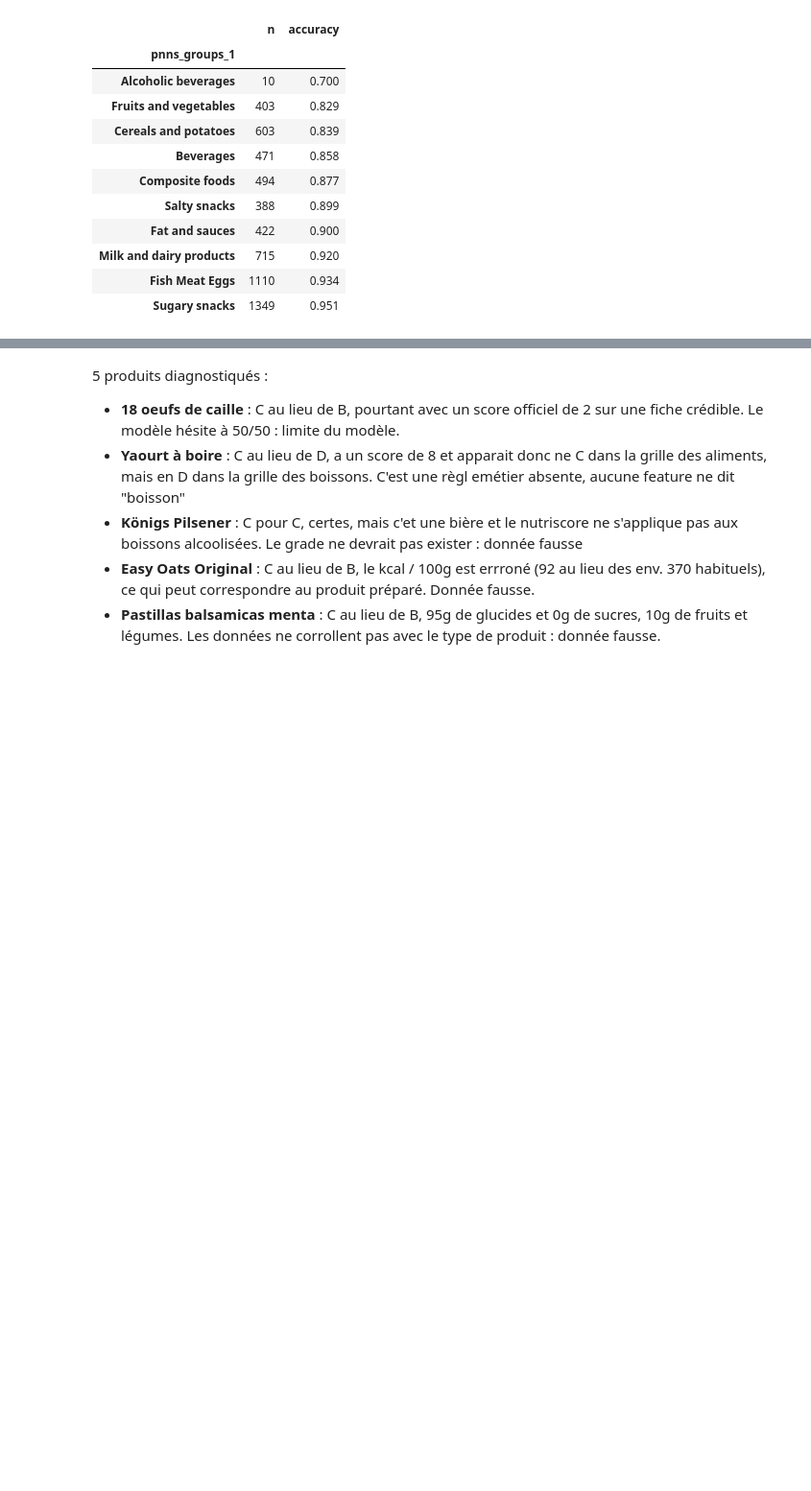
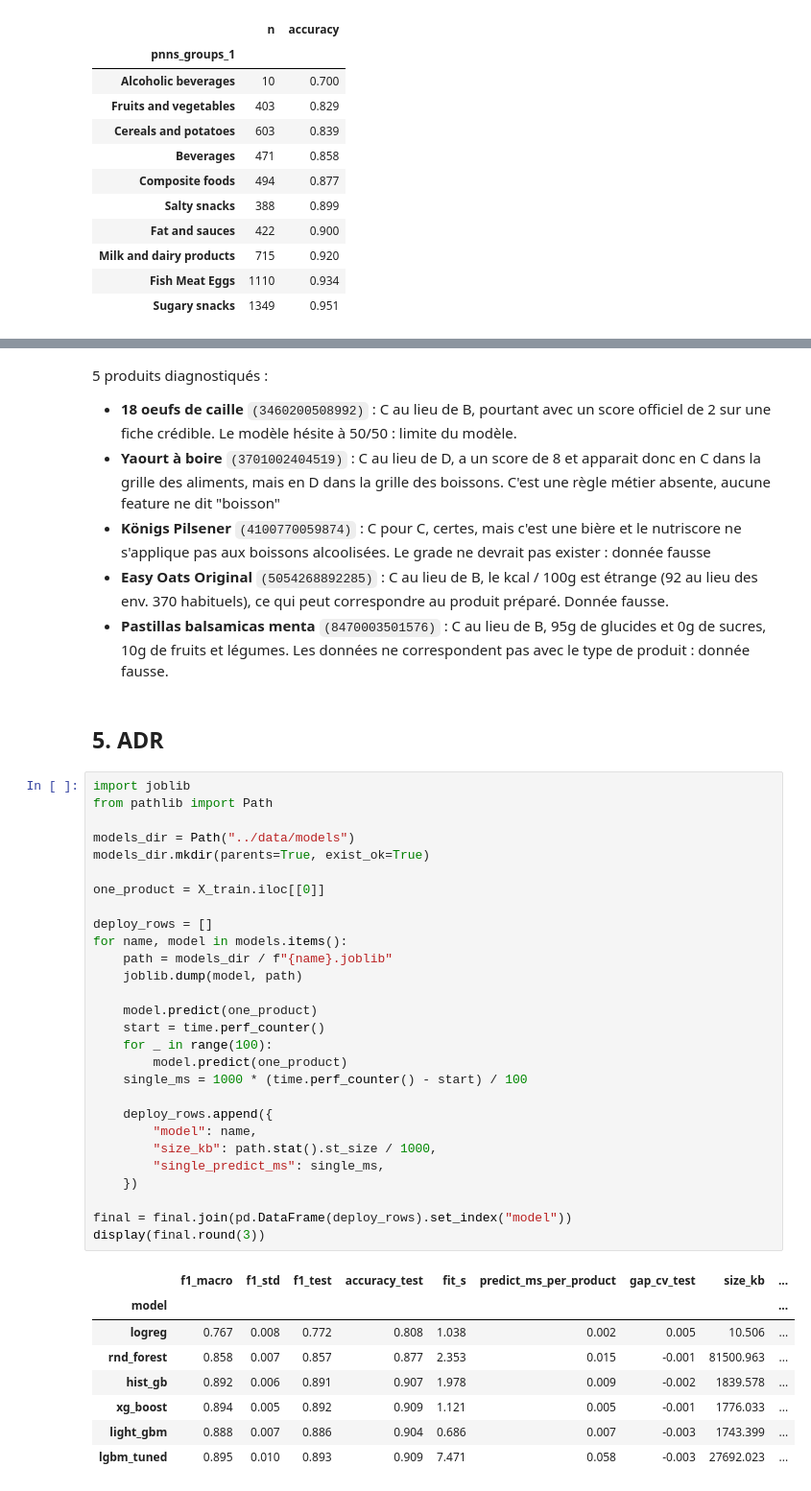
Before and after one commit to RedlineM2I/nutriscope, a Jupyter notebook: notebooks/methodes_ensemble.ipynb, the cells around one changed output, grey strips where cells are left out. Shown at 96% size. Saved outputs shown, nothing was run; the diff lists cells and outputs as text; blank space fills up the shorter version.

Commit message:
feat + docs: ADR + note de limites, update journal

```diff
--- a/notebooks/methodes_ensemble.ipynb
+++ b/notebooks/methodes_ensemble.ipynb
@@ -469,8 +469,47 @@ display(candi_de.sort_values("gap_de").head(10)[columns])
 | 26254 | 7622300756918 | Prince Choco Noisette | Biscuits and cakes | 465.0 | 17.0 | 5.60 | ... |
 # %% [markdown]
 5 produits diagnostiqués :
-- **18 oeufs de caille** : C au lieu de B, pourtant avec un score officiel de 2 sur une fiche crédible. Le modèle hésite à 50/50 : limite du modèle.
-- **Yaourt à boire** : C au lieu de D, a un score de 8 et apparait donc ne C dans la grille des aliments, mais en D dans la grille des boissons. C'est une règl emétier absente, aucune feature ne dit "boisson"
-- **Königs Pilsener** : C pour C, certes, mais c'et une bière et le nutriscore ne s'applique pas aux boissons alcoolisées. Le grade ne devrait pas exister : donnée fausse
-- **Easy Oats Original** : C au lieu de B, le kcal / 100g est errroné (92 au lieu des env. 370 habituels), ce qui peut correspondre au produit préparé. Donnée fausse.
-- **Pastillas balsamicas menta** : C au lieu de B, 95g de glucides et 0g de sucres, 10g de fruits et légumes. Les données ne corrollent pas avec le type de produit : donnée fausse.
+- **18 oeufs de caille** `(3460200508992)` : C au lieu de B, pourtant avec un score officiel de 2 sur une fiche crédible. Le modèle hésite à 50/50 : limite du modèle.
+- **Yaourt à boire** `(3701002404519)` : C au lieu de D, a un score de 8 et apparait donc en C dans la grille des aliments, mais en D dans la grille des boissons. C'est une règle métier absente, aucune feature ne dit "boisson"
+- **Königs Pilsener** `(4100770059874)` : C pour C, certes, mais c'est une bière et le nutriscore ne s'applique pas aux boissons alcoolisées. Le grade ne devrait pas exister : donnée fausse
+- **Easy Oats Original** `(5054268892285)` : C au lieu de B, le kcal / 100g est étrange (92 au lieu des env. 370 habituels), ce qui peut correspondre au produit préparé. Donnée fausse.
+- **Pastillas balsamicas menta** `(8470003501576)` : C au lieu de B, 95g de glucides et 0g de sucres, 10g de fruits et légumes. Les données ne correspondent pas avec le type de produit : donnée fausse.
+# %% [markdown]
+## 5. ADR
+# %%
+import joblib
+from pathlib import Path
+
+models_dir = Path("../data/models")
+models_dir.mkdir(parents=True, exist_ok=True)
+
+one_product = X_train.iloc[[0]]
+
+deploy_rows = []
+for name, model in models.items():
+    path = models_dir / f"{name}.joblib"
+    joblib.dump(model, path)
+
+    model.predict(one_product)
+    start = time.perf_counter()
+    for _ in range(100):
+        model.predict(one_product)
+    single_ms = 1000 * (time.perf_counter() - start) / 100
+
+    deploy_rows.append({
+        "model": name,
+        "size_kb": path.stat().st_size / 1000,
+        "single_predict_ms": single_ms,
+    })
+
+final = final.join(pd.DataFrame(deploy_rows).set_index("model"))
+display(final.round(3))
+# %% [output]
+|  | f1_macro | f1_std | f1_test | accuracy_test | fit_s | predict_ms_per_product | gap_cv_test | size_kb | ... |
+| model |  |  |  |  |  |  |  |  | ... |
+| logreg | 0.767 | 0.008 | 0.772 | 0.808 | 1.038 | 0.002 | 0.005 | 10.506 | ... |
+| rnd_forest | 0.858 | 0.007 | 0.857 | 0.877 | 2.353 | 0.015 | -0.001 | 81500.963 | ... |
+| hist_gb | 0.892 | 0.006 | 0.891 | 0.907 | 1.978 | 0.009 | -0.002 | 1839.578 | ... |
+| xg_boost | 0.894 | 0.005 | 0.892 | 0.909 | 1.121 | 0.005 | -0.001 | 1776.033 | ... |
+| light_gbm | 0.888 | 0.007 | 0.886 | 0.904 | 0.686 | 0.007 | -0.003 | 1743.399 | ... |
+| lgbm_tuned | 0.895 | 0.010 | 0.893 | 0.909 | 7.471 | 0.058 | -0.003 | 27692.023 | ... |
```
Also changed, not shown: 3 other files.
